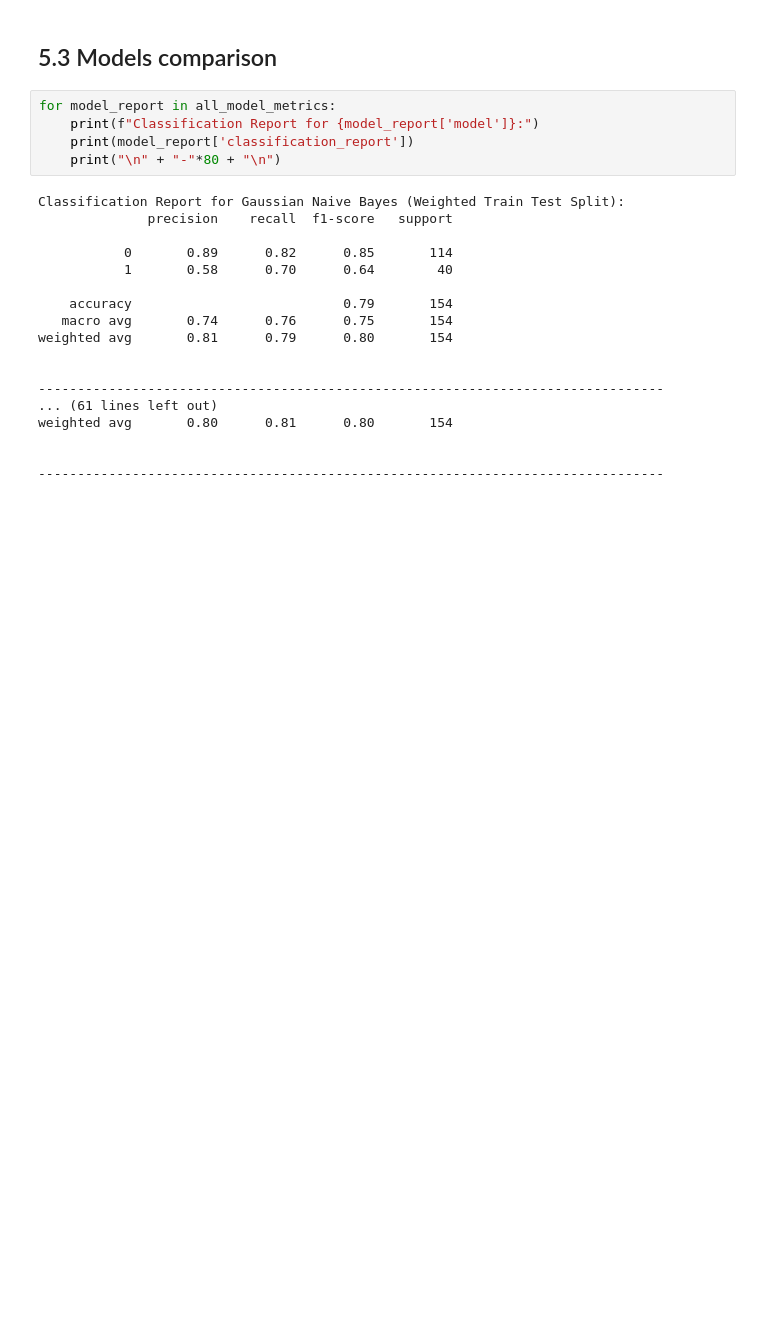
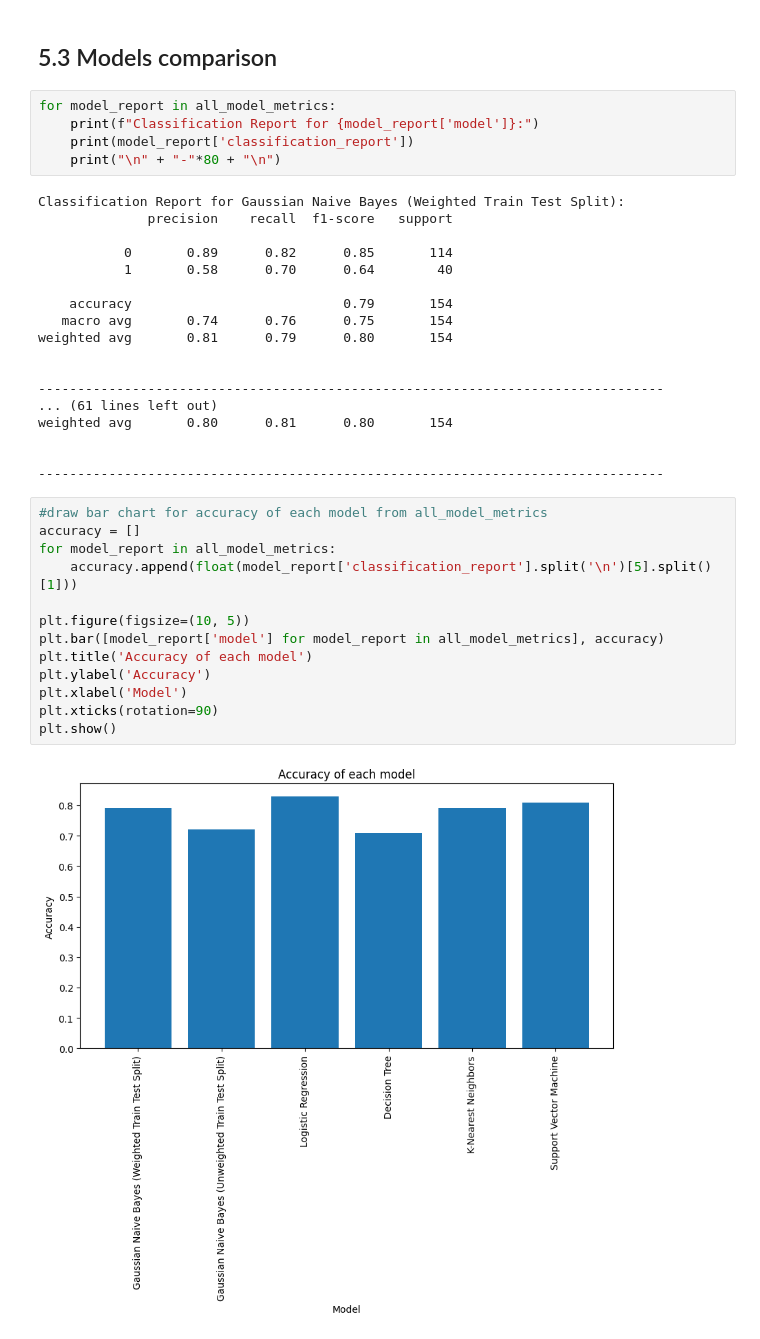
Before and after one commit to orangethefish/ML_project, a Jupyter notebook: GaussianNB.ipynb, the cells around one changed output. Drawn from its saved outputs; the diff is of its cells as text; blank space fills up the shorter version.

Commit message:
bar chart

```diff
--- a/GaussianNB.ipynb
+++ b/GaussianNB.ipynb
@@ -485,3 +485,18 @@ weighted avg       0.80      0.81      0.80       154
 
 
 --------------------------------------------------------------------------------
+# %%
+#draw bar chart for accuracy of each model from all_model_metrics
+accuracy = []
+for model_report in all_model_metrics:
+    accuracy.append(float(model_report['classification_report'].split('\n')[5].split()[1]))
+
+plt.figure(figsize=(10, 5))
+plt.bar([model_report['model'] for model_report in all_model_metrics], accuracy)
+plt.title('Accuracy of each model')
+plt.ylabel('Accuracy')
+plt.xlabel('Model')
+plt.xticks(rotation=90)
+plt.show()
+# %% [output]
+[figure, added]
```
Also changed, not shown: parts of 1 cell of this notebook.
